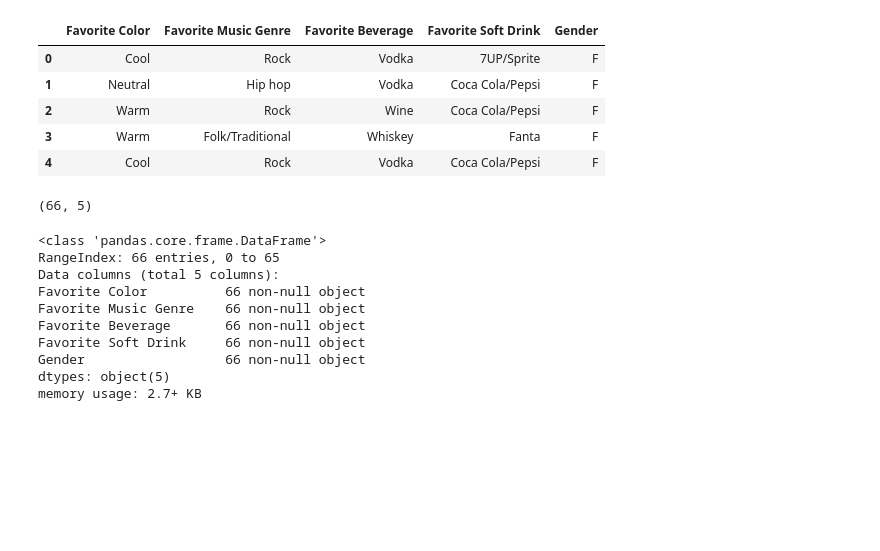
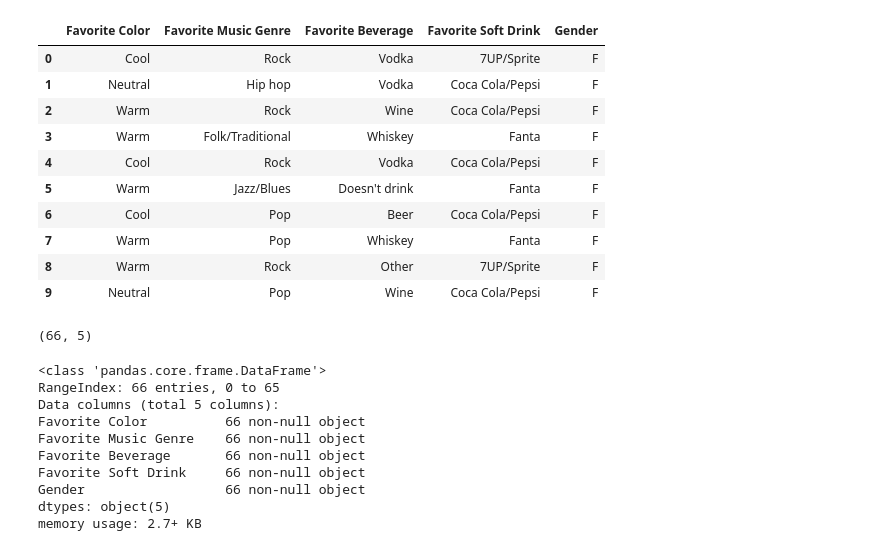
Before and after one commit to 738/DLStudy, a Jupyter notebook: kaggle/gender_classification/gender_classification.ipynb, the cells around one changed output. Cells and saved outputs as stored; diff of their text form; code cells hidden in the pictures; blank space fills up the shorter version.

```diff
--- a/kaggle/gender_classification/gender_classification.ipynb
+++ b/kaggle/gender_classification/gender_classification.ipynb
@@ -3,14 +4,19 @@ import pandas as pd
 # %%
 train = pd.read_csv('data/gender_classification.csv');
 # %%
-train.head()
+train.head(10)
 # %% [output]
 |  | Favorite Color | Favorite Music Genre | Favorite Beverage | Favorite Soft Drink | Gender |
 | 0 | Cool | Rock | Vodka | 7UP/Sprite | F |
 | 1 | Neutral | Hip hop | Vodka | Coca Cola/Pepsi | F |
 | 2 | Warm | Rock | Wine | Coca Cola/Pepsi | F |
 | 3 | Warm | Folk/Traditional | Whiskey | Fanta | F |
 | 4 | Cool | Rock | Vodka | Coca Cola/Pepsi | F |
+| 5 | Warm | Jazz/Blues | Doesn't drink | Fanta | F |
+| 6 | Cool | Pop | Beer | Coca Cola/Pepsi | F |
+| 7 | Warm | Pop | Whiskey | Fanta | F |
+| 8 | Warm | Rock | Other | 7UP/Sprite | F |
+| 9 | Neutral | Pop | Wine | Coca Cola/Pepsi | F |
 # %%
 train.shape
 # %% [output]
```
Also changed, not shown: parts of 10 cells of this notebook.
